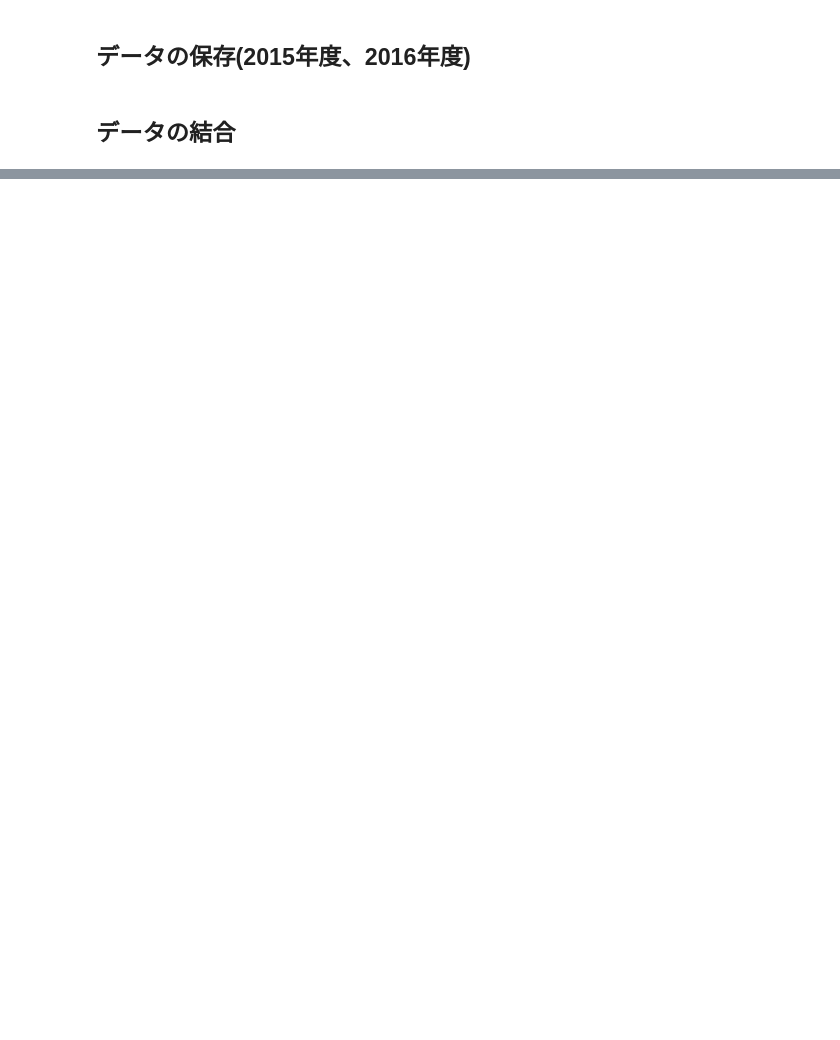
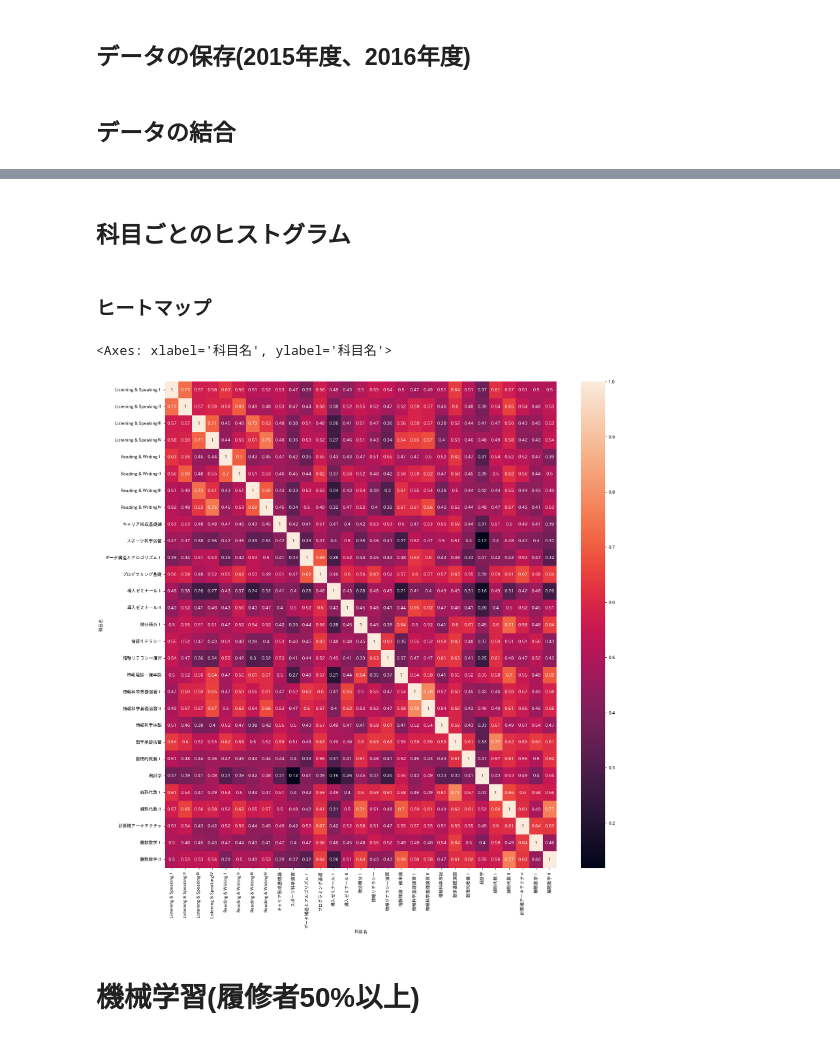
Before and after one commit to ltpdo/GradeData-MachineLearing, a Jupyter notebook: 成績データの仕分け.ipynb, the cells around one changed output, grey strips where cells are left out. Cells and saved outputs as stored; diff of their text form; code cells hidden in the pictures; blank space fills up the shorter version.

```diff
--- a/成績データの仕分け.ipynb
+++ b/成績データの仕分け.ipynb
@@ -194,0 +232,6 @@ subject_data.to_csv('/content/drive/MyDrive/Colab Notebooks/卒論/成績デ
+# %%
+# 欠損値の割合を計算
+null_percentage = pd.DataFrame(subject_data.isnull().sum() / len(subject_data) * 100)
+null_percentage.columns = ["欠損値割合"]
+null_percentage = null_percentage.sort_values("欠損値割合").transpose()
+null_percentage
@@ -194,0 +247,9 @@ subject_data.to_csv('/content/drive/MyDrive/Colab Notebooks/卒論/成績デ
+# %%
+# 欠損値が50%以上の科目名を抽出する
+null_percentage = null_percentage.T
+delete_columns = null_percentage[null_percentage["欠損値割合"] > 50]
+delete_columns = delete_columns.T
+# %%
+# 列を削除
+subject_data_50 = subject_data.drop(columns = delete_columns)
+subject_data_50
@@ -194,0 +300,2 @@ subject_data.to_csv('/content/drive/MyDrive/Colab Notebooks/卒論/成績デ
+# %% [markdown]
+## 科目ごとのヒストグラム
@@ -194,0 +313,11 @@ subject_data.to_csv('/content/drive/MyDrive/Colab Notebooks/卒論/成績デ
+# %% [markdown]
+### ヒートマップ
+# %%
+subject_data_corr = subject_data_50.corr()
+plt.figure(figsize = (20, 20))
+sns.heatmap(subject_data_corr, annot = True)
+# %% [output]
+<Axes: xlabel='科目名', ylabel='科目名'>
+[figure, added]
+# %% [markdown]
+# 機械学習(履修者50%以上)
```
Also changed, not shown: parts of 63 cells of this notebook.
